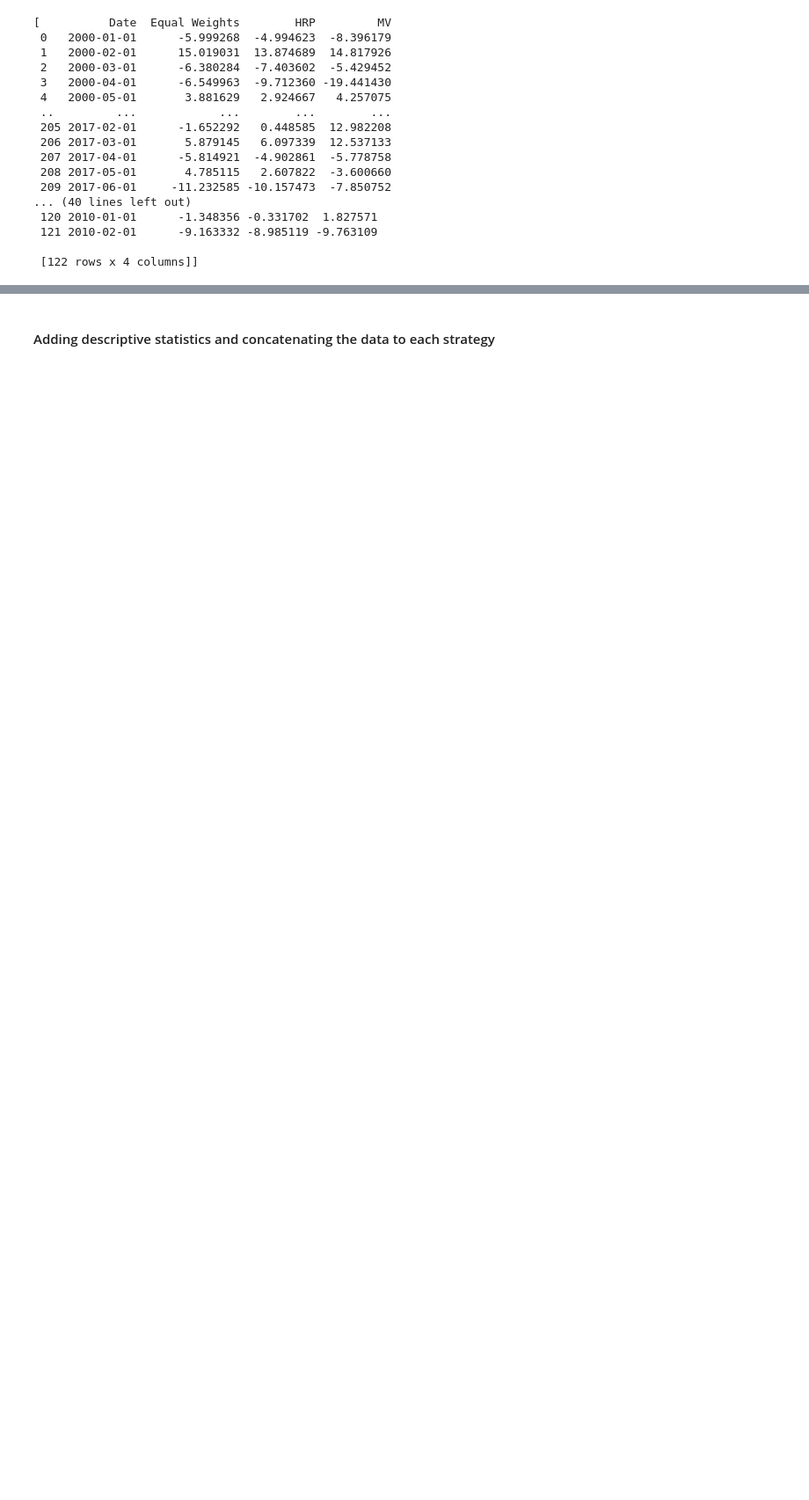
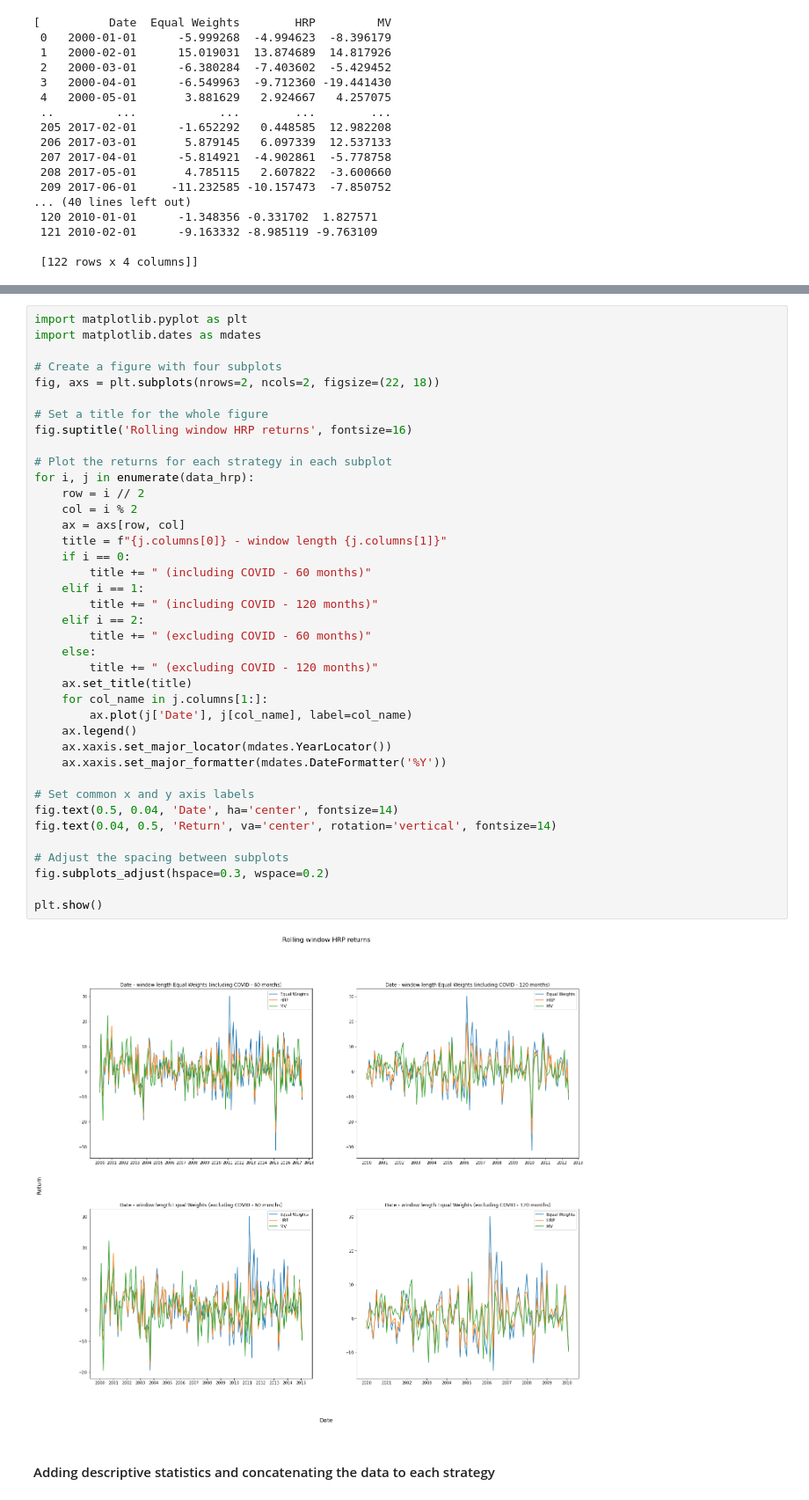
Before and after one commit to felipereis150/BrazilianHRP, a Jupyter notebook: analiysis.ipynb, the cells around one changed output, grey strips where cells are left out. Shown at 88% size. Cells and saved outputs as stored; diff of their text form; blank space fills up the shorter version.

```diff
--- a/analiysis.ipynb
+++ b/analiysis.ipynb
@@ -64,3 +70,44 @@ data_hrp
+# %%
+import matplotlib.pyplot as plt
+import matplotlib.dates as mdates
+
+# Create a figure with four subplots
+fig, axs = plt.subplots(nrows=2, ncols=2, figsize=(22, 18))
+
+# Set a title for the whole figure
+fig.suptitle('Rolling window HRP returns', fontsize=16)
+
+# Plot the returns for each strategy in each subplot
+for i, j in enumerate(data_hrp):
+    row = i // 2
+    col = i % 2
+    ax = axs[row, col]
+    title = f"{j.columns[0]} - window length {j.columns[1]}"
+    if i == 0:
+        title += " (including COVID - 60 months)"
+    elif i == 1:
+        title += " (including COVID - 120 months)"
+    elif i == 2:
+        title += " (excluding COVID - 60 months)"
+    else:
+        title += " (excluding COVID - 120 months)"
+    ax.set_title(title)
+    for col_name in j.columns[1:]:
+        ax.plot(j['Date'], j[col_name], label=col_name)
+    ax.legend()
+    ax.xaxis.set_major_locator(mdates.YearLocator())
+    ax.xaxis.set_major_formatter(mdates.DateFormatter('%Y'))
+
+# Set common x and y axis labels
+fig.text(0.5, 0.04, 'Date', ha='center', fontsize=14)
+fig.text(0.04, 0.5, 'Return', va='center', rotation='vertical', fontsize=14)
+
+# Adjust the spacing between subplots
+fig.subplots_adjust(hspace=0.3, wspace=0.2)
+
+plt.show()
+# %% [output]
+[figure, added]
 # %% [markdown]
 #### Adding descriptive statistics and concatenating the data to each strategy
 # %%
```
Also changed, not shown: parts of 7 cells of this notebook, 20 other files.
